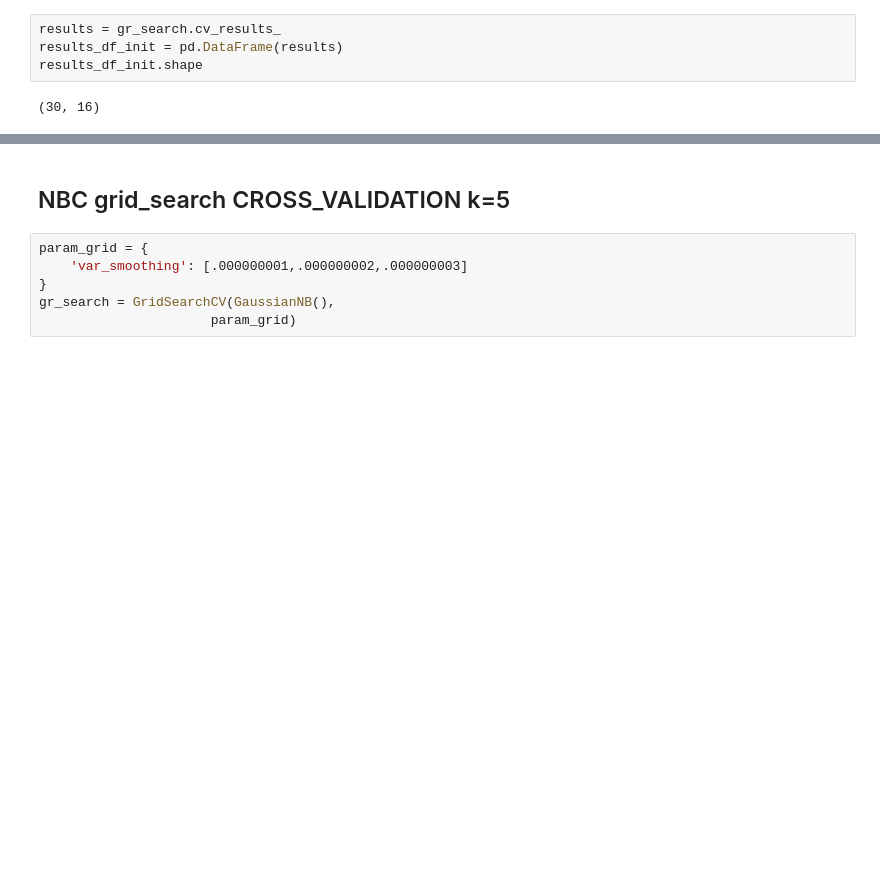
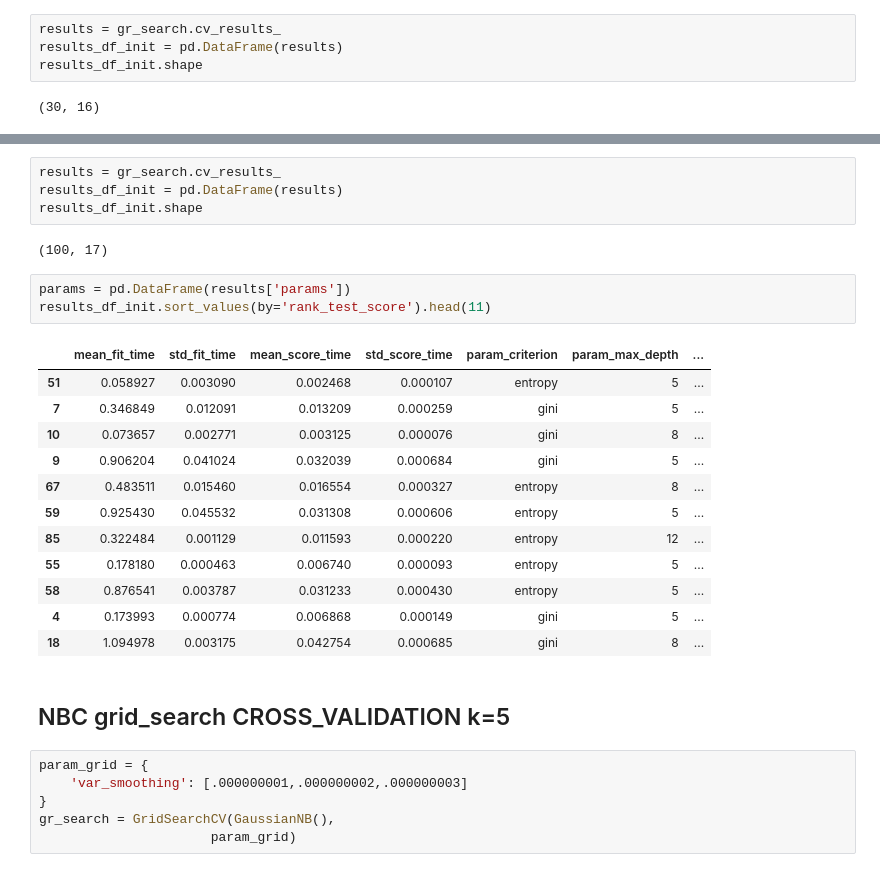
Before and after one commit to Project-Over-Under/Over_Under, a Jupyter notebook: MODEL/model_r_round2.ipynb, the cells around one changed output, grey strips where cells are left out. Drawn from its saved outputs; the diff is of its cells as text; blank space fills up the shorter version.

```diff
--- a/MODEL/model_r_round2.ipynb
+++ b/MODEL/model_r_round2.ipynb
@@ -322,3 +355,25 @@ results_df_init.sort_values(by='rank_test_score').head()
+# %%
+results = gr_search.cv_results_
+results_df_init = pd.DataFrame(results)
+results_df_init.shape
+# %% [output]
+(100, 17)
+# %%
+params = pd.DataFrame(results['params'])
+results_df_init.sort_values(by='rank_test_score').head(11)
+# %% [output]
+|  | mean_fit_time | std_fit_time | mean_score_time | std_score_time | param_criterion | param_max_depth | ... |
+| 51 | 0.058927 | 0.003090 | 0.002468 | 0.000107 | entropy | 5 | ... |
+| 7 | 0.346849 | 0.012091 | 0.013209 | 0.000259 | gini | 5 | ... |
+| 10 | 0.073657 | 0.002771 | 0.003125 | 0.000076 | gini | 8 | ... |
+| 9 | 0.906204 | 0.041024 | 0.032039 | 0.000684 | gini | 5 | ... |
+| 67 | 0.483511 | 0.015460 | 0.016554 | 0.000327 | entropy | 8 | ... |
+| 59 | 0.925430 | 0.045532 | 0.031308 | 0.000606 | entropy | 5 | ... |
+| 85 | 0.322484 | 0.001129 | 0.011593 | 0.000220 | entropy | 12 | ... |
+| 55 | 0.178180 | 0.000463 | 0.006740 | 0.000093 | entropy | 5 | ... |
+| 58 | 0.876541 | 0.003787 | 0.031233 | 0.000430 | entropy | 5 | ... |
+| 4 | 0.173993 | 0.000774 | 0.006868 | 0.000149 | gini | 5 | ... |
+| 18 | 1.094978 | 0.003175 | 0.042754 | 0.000685 | gini | 8 | ... |
 # %% [markdown]
 ## NBC grid_search CROSS_VALIDATION k=5
 # %%
```
Also changed, not shown: parts of 45 cells of this notebook, 3 other files.
